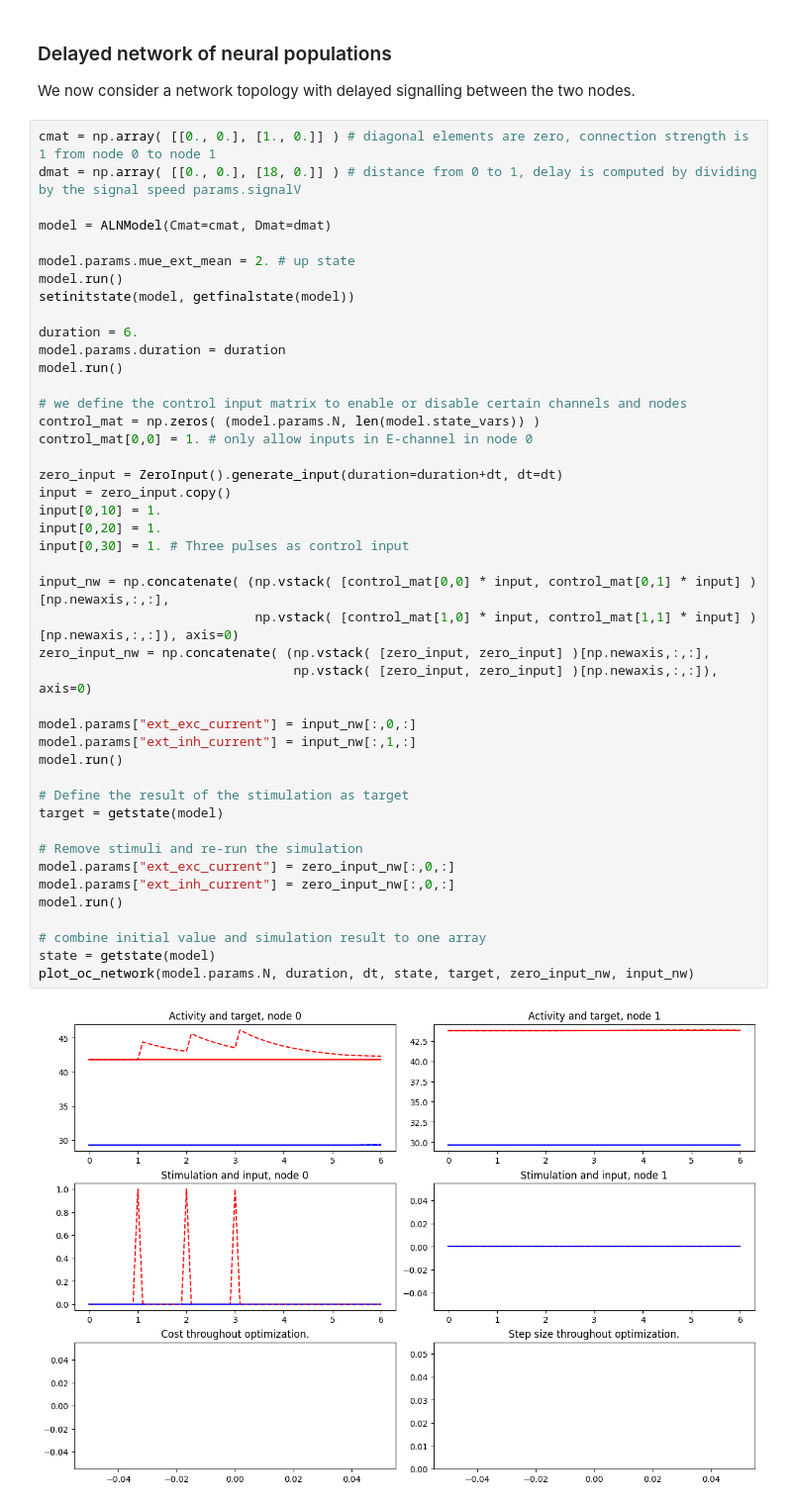
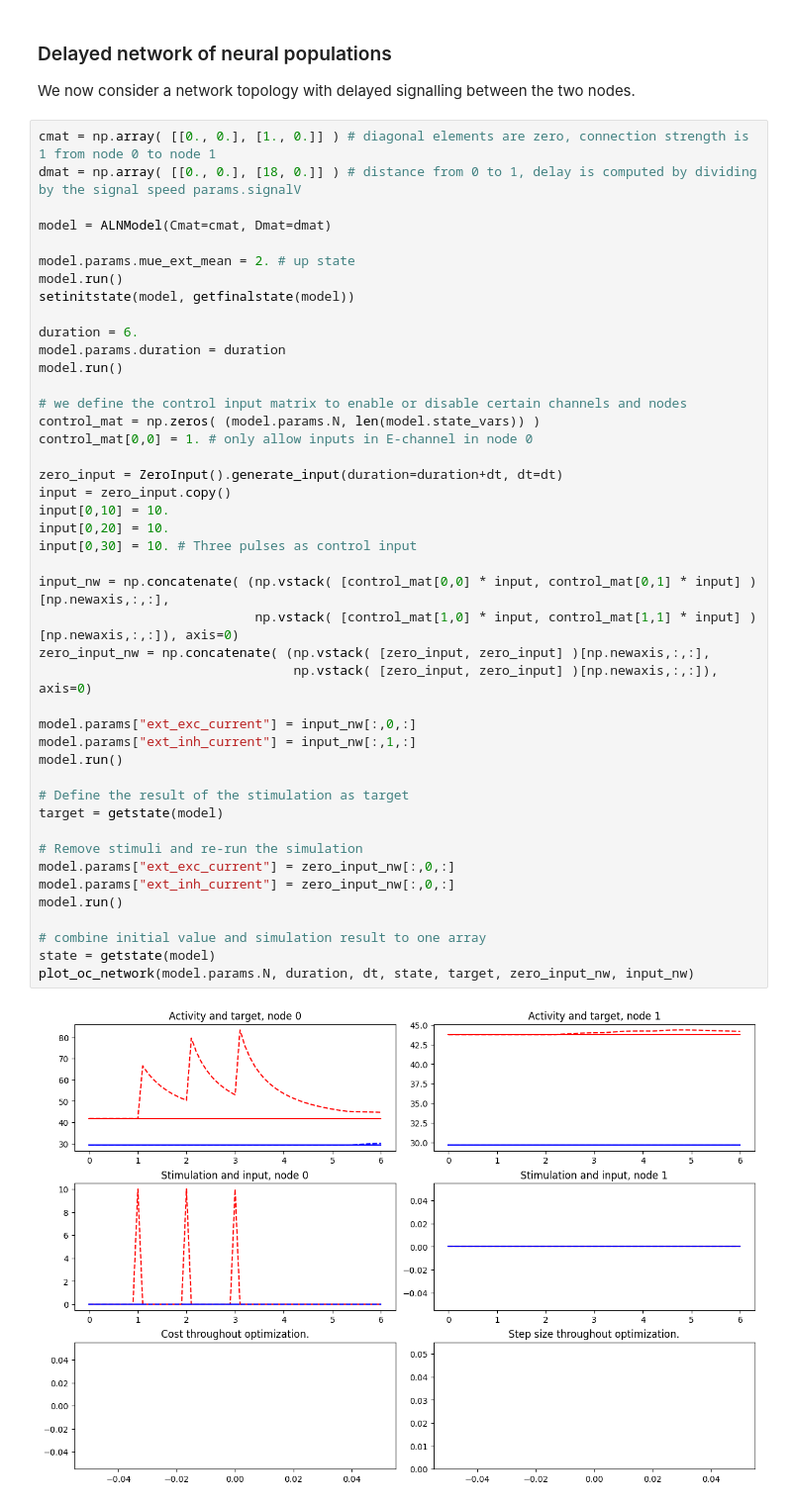
Before and after one commit to neurolib-dev/neurolib, a Jupyter notebook: examples/example-5-optimal-control/example-5.5-oc-aln-model-deterministic.ipynb, the cells around one changed output. Shown at 99% size. Cells and saved outputs as stored; diff of their text form.

```diff
--- a/examples/example-5-optimal-control/example-5.5-oc-aln-model-deterministic.ipynb
+++ b/examples/example-5-optimal-control/example-5.5-oc-aln-model-deterministic.ipynb
@@ -340,37 +289,37 @@ model.params.duration = duration
 model.run()
 
 # we define the control input matrix to enable or disable certain channels and nodes
 control_mat = np.zeros( (model.params.N, len(model.state_vars)) )
 control_mat[0,0] = 1. # only allow inputs in E-channel in node 0
 
 zero_input = ZeroInput().generate_input(duration=duration+dt, dt=dt)
 input = zero_input.copy()
-input[0,10] = 1.
-input[0,20] = 1.
-input[0,30] = 1. # Three pulses as control input
+input[0,10] = 10.
+input[0,20] = 10.
+input[0,30] = 10. # Three pulses as control input
 
 input_nw = np.concatenate( (np.vstack( [control_mat[0,0] * input, control_mat[0,1] * input] )[np.newaxis,:,:],
                             np.vstack( [control_mat[1,0] * input, control_mat[1,1] * input] )[np.newaxis,:,:]), axis=0)
 zero_input_nw = np.concatenate( (np.vstack( [zero_input, zero_input] )[np.newaxis,:,:],
                                  np.vstack( [zero_input, zero_input] )[np.newaxis,:,:]), axis=0)
 
 model.params["ext_exc_current"] = input_nw[:,0,:]
 model.params["ext_inh_current"] = input_nw[:,1,:]
 model.run()
 
 # Define the result of the stimulation as target
 target = getstate(model)
 
 # Remove stimuli and re-run the simulation
 model.params["ext_exc_current"] = zero_input_nw[:,0,:]
 model.params["ext_inh_current"] = zero_input_nw[:,0,:]
 model.run()
 
 # combine initial value and simulation result to one array
 state = getstate(model)
 plot_oc_network(model.params.N, duration, dt, state, target, zero_input_nw, input_nw)
 # %% [output]
-[figure, old version]
+[figure, new version]
 # %%
 # We load the optimal control class
 # print array (optional parameter) defines, for which iterations intermediate results will be printed
```
Also changed, not shown: parts of 8 cells of this notebook, 1 other file.
